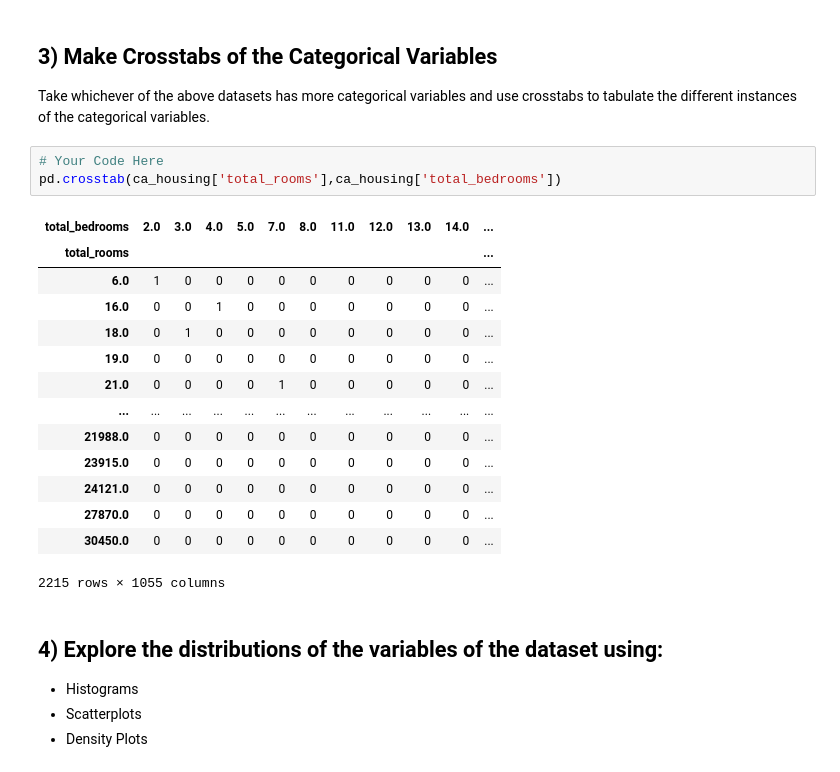
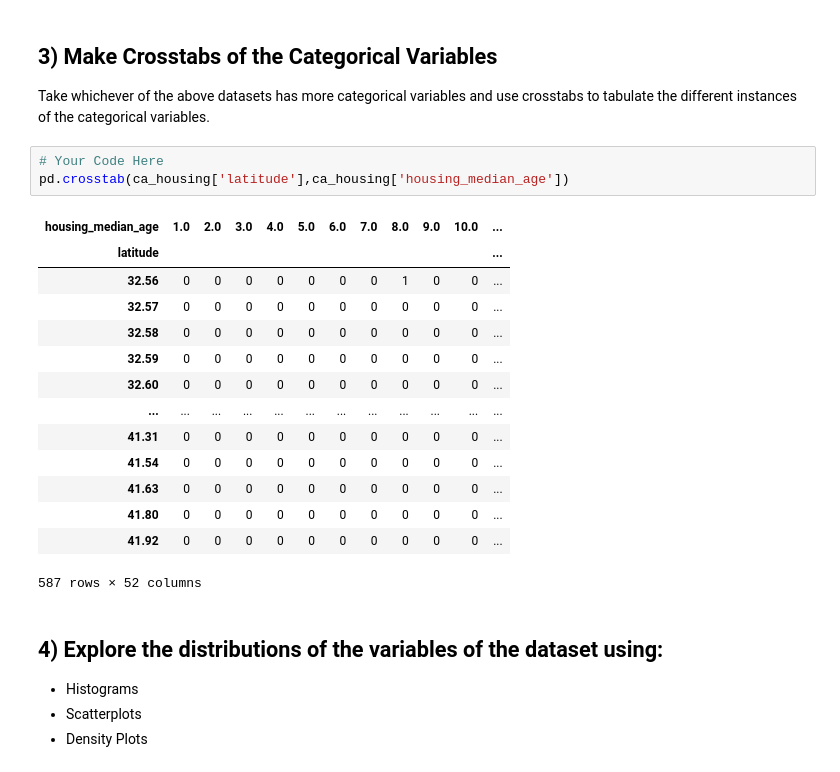
Before and after one commit to austinlasseter/DS-Unit-1-Sprint-1-Data-Wrangling-and-Storytelling, a Jupyter notebook: module1-exploratory-data-analysis/LS_DS_111_Exploratory_Data_Analysis_Assignment.ipynb, the cells around one changed output. Cells and saved outputs as stored; diff of their text form.

```diff
--- a/module1-exploratory-data-analysis/LS_DS_111_Exploratory_Data_Analysis_Assignment.ipynb
+++ b/module1-exploratory-data-analysis/LS_DS_111_Exploratory_Data_Analysis_Assignment.ipynb
@@ -158,22 +161,22 @@ dtype: int64
 Take whichever of the above datasets has more categorical variables and use crosstabs to tabulate the different instances of the categorical variables.
 # %%
 # Your Code Here
-pd.crosstab(ca_housing['total_rooms'],ca_housing['total_bedrooms'])
+pd.crosstab(ca_housing['latitude'],ca_housing['housing_median_age'])
 # %% [output]
-| total_bedrooms | 2.0 | 3.0 | 4.0 | 5.0 | 7.0 | 8.0 | 11.0 | 12.0 | 13.0 | 14.0 | ... |
-| total_rooms |  |  |  |  |  |  |  |  |  |  | ... |
-| 6.0 | 1 | 0 | 0 | 0 | 0 | 0 | 0 | 0 | 0 | 0 | ... |
-| 16.0 | 0 | 0 | 1 | 0 | 0 | 0 | 0 | 0 | 0 | 0 | ... |
-| 18.0 | 0 | 1 | 0 | 0 | 0 | 0 | 0 | 0 | 0 | 0 | ... |
-| 19.0 | 0 | 0 | 0 | 0 | 0 | 0 | 0 | 0 | 0 | 0 | ... |
-| 21.0 | 0 | 0 | 0 | 0 | 1 | 0 | 0 | 0 | 0 | 0 | ... |
+| housing_median_age | 1.0 | 2.0 | 3.0 | 4.0 | 5.0 | 6.0 | 7.0 | 8.0 | 9.0 | 10.0 | ... |
+| latitude |  |  |  |  |  |  |  |  |  |  | ... |
+| 32.56 | 0 | 0 | 0 | 0 | 0 | 0 | 0 | 1 | 0 | 0 | ... |
+| 32.57 | 0 | 0 | 0 | 0 | 0 | 0 | 0 | 0 | 0 | 0 | ... |
+| 32.58 | 0 | 0 | 0 | 0 | 0 | 0 | 0 | 0 | 0 | 0 | ... |
+| 32.59 | 0 | 0 | 0 | 0 | 0 | 0 | 0 | 0 | 0 | 0 | ... |
+| 32.60 | 0 | 0 | 0 | 0 | 0 | 0 | 0 | 0 | 0 | 0 | ... |
 | ... | ... | ... | ... | ... | ... | ... | ... | ... | ... | ... | ... |
-| 21988.0 | 0 | 0 | 0 | 0 | 0 | 0 | 0 | 0 | 0 | 0 | ... |
-| 23915.0 | 0 | 0 | 0 | 0 | 0 | 0 | 0 | 0 | 0 | 0 | ... |
-| 24121.0 | 0 | 0 | 0 | 0 | 0 | 0 | 0 | 0 | 0 | 0 | ... |
-| 27870.0 | 0 | 0 | 0 | 0 | 0 | 0 | 0 | 0 | 0 | 0 | ... |
-| 30450.0 | 0 | 0 | 0 | 0 | 0 | 0 | 0 | 0 | 0 | 0 | ... |
+| 41.31 | 0 | 0 | 0 | 0 | 0 | 0 | 0 | 0 | 0 | 0 | ... |
+| 41.54 | 0 | 0 | 0 | 0 | 0 | 0 | 0 | 0 | 0 | 0 | ... |
+| 41.63 | 0 | 0 | 0 | 0 | 0 | 0 | 0 | 0 | 0 | 0 | ... |
+| 41.80 | 0 | 0 | 0 | 0 | 0 | 0 | 0 | 0 | 0 | 0 | ... |
+| 41.92 | 0 | 0 | 0 | 0 | 0 | 0 | 0 | 0 | 0 | 0 | ... |
-2215 rows × 1055 columns
+587 rows × 52 columns
 # %% [markdown]
 ## 4) Explore the distributions of the variables of the dataset using:
 - Histograms
```
Also changed, not shown: parts of 8 cells of this notebook.
